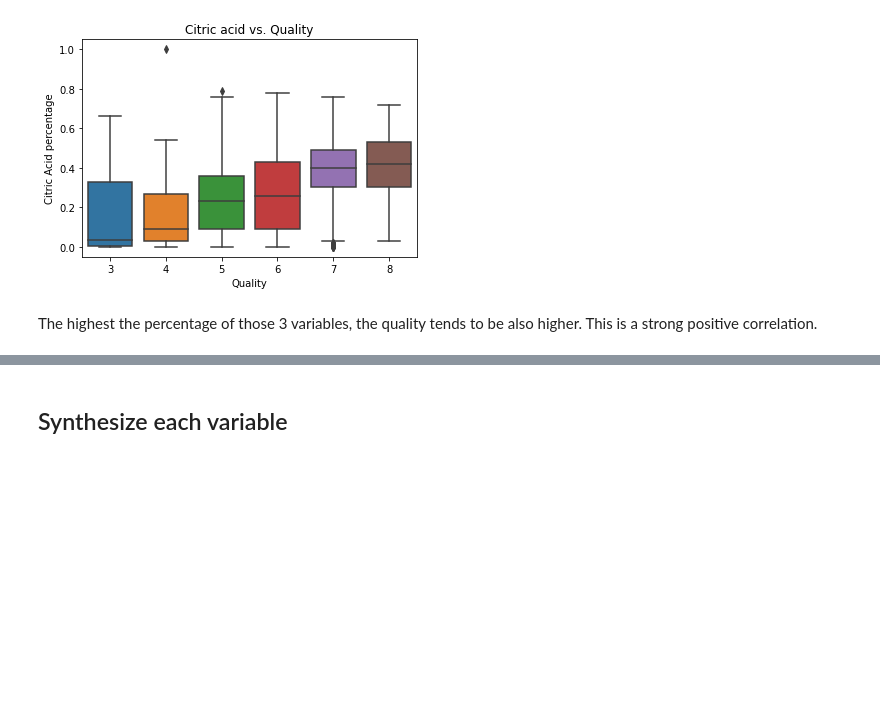
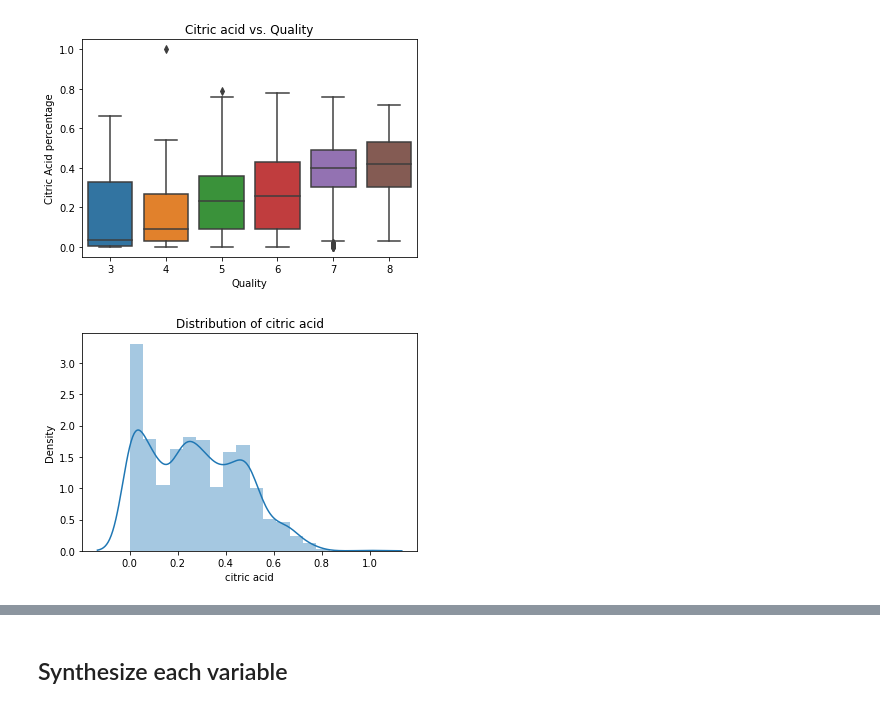
Before and after one commit to LaisColetta/PdDA_Assignment, a Jupyter notebook: PdDA_Assignment.ipynb, the cells around one changed output, grey strips where cells are left out. Saved outputs shown, nothing was run; the diff lists cells and outputs as text; code cells hidden in the pictures; blank space fills up the shorter version.

```diff
--- a/PdDA_Assignment.ipynb
+++ b/PdDA_Assignment.ipynb
@@ -305,5 +351,10 @@ bx.set(xlabel='Quality', ylabel='Citric Acid percentage', title='Citric acid vs.
  Text(0, 0.5, 'Citric Acid percentage'),
  Text(0.5, 1.0, 'Citric acid vs. Quality')]
 [figure]
-# %% [markdown]
-The highest the percentage of those 3 variables, the quality tends to be also higher. This is a strong positive correlation.
+# %%
+citric_acid = df["citric acid"]
+sns.distplot(citric_acid)
+plt.title("Distribution of citric acid")
+plt.show()
+# %% [output]
+[figure, added]
```
Also changed, not shown: parts of 20 cells of this notebook.
